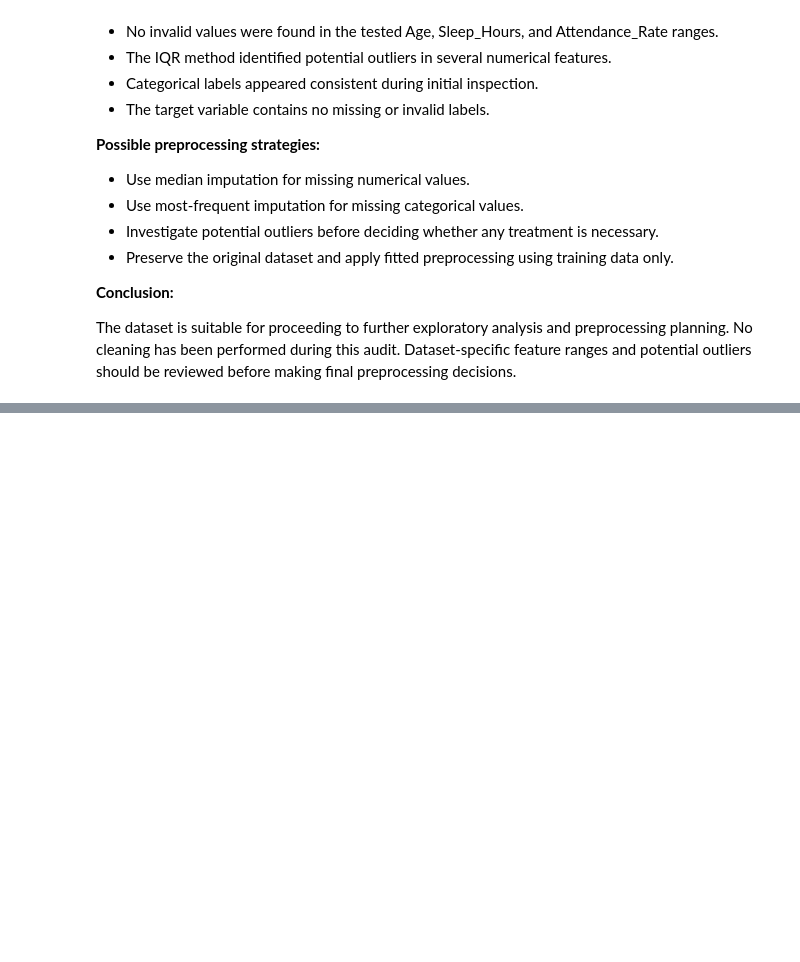
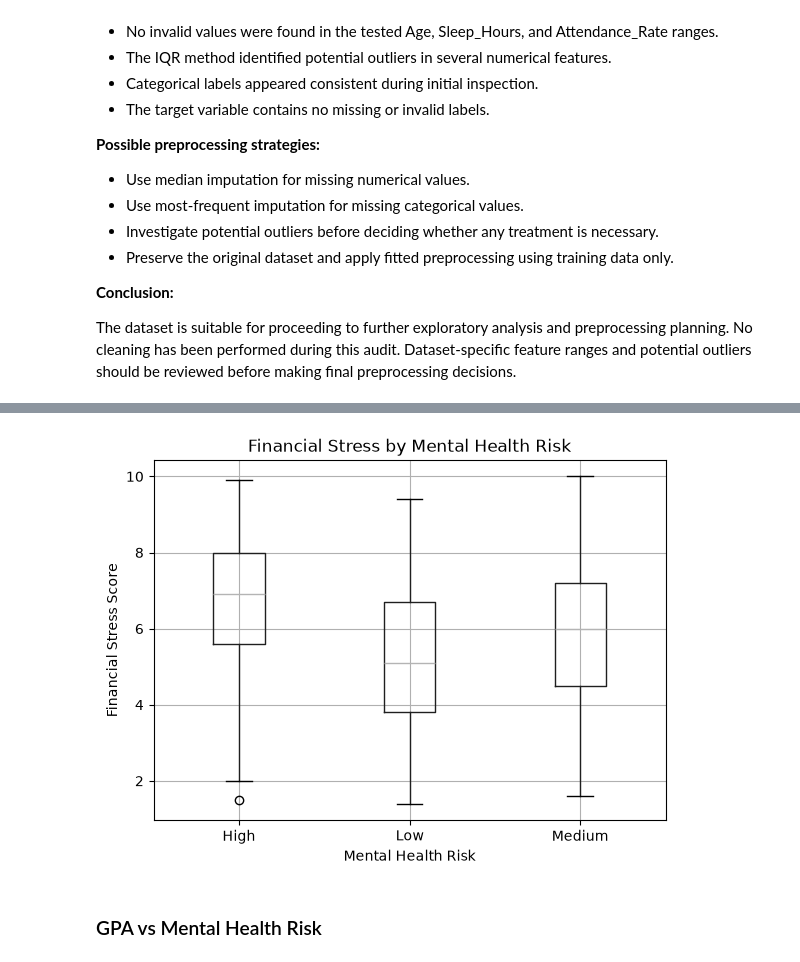
Before and after one commit to YounessAitJamaa/student-mental-health-risk, a Jupyter notebook: notebooks/01_data_exploration.ipynb, the cells around one changed output, grey strips where cells are left out. Saved outputs shown, nothing was run; the diff lists cells and outputs as text; code cells hidden in the pictures; blank space fills up the shorter version.

```diff
--- a/notebooks/01_data_exploration.ipynb
+++ b/notebooks/01_data_exploration.ipynb
@@ -316,0 +400,16 @@ The dataset is suitable for proceeding to further exploratory analysis and prepr
+# %%
+df.boxplot(
+    column='Financial_Stress',
+    by='Mental_Health_Risk'
+)
+
+plt.title("Financial Stress by Mental Health Risk")
+plt.suptitle("")
+plt.xlabel("Mental Health Risk")
+plt.ylabel("Financial Stress Score")
+
+plt.show()
+# %% [output]
+[figure, added]
+# %% [markdown]
+### GPA vs Mental Health Risk
```
Also changed, not shown: parts of 29 cells of this notebook.
